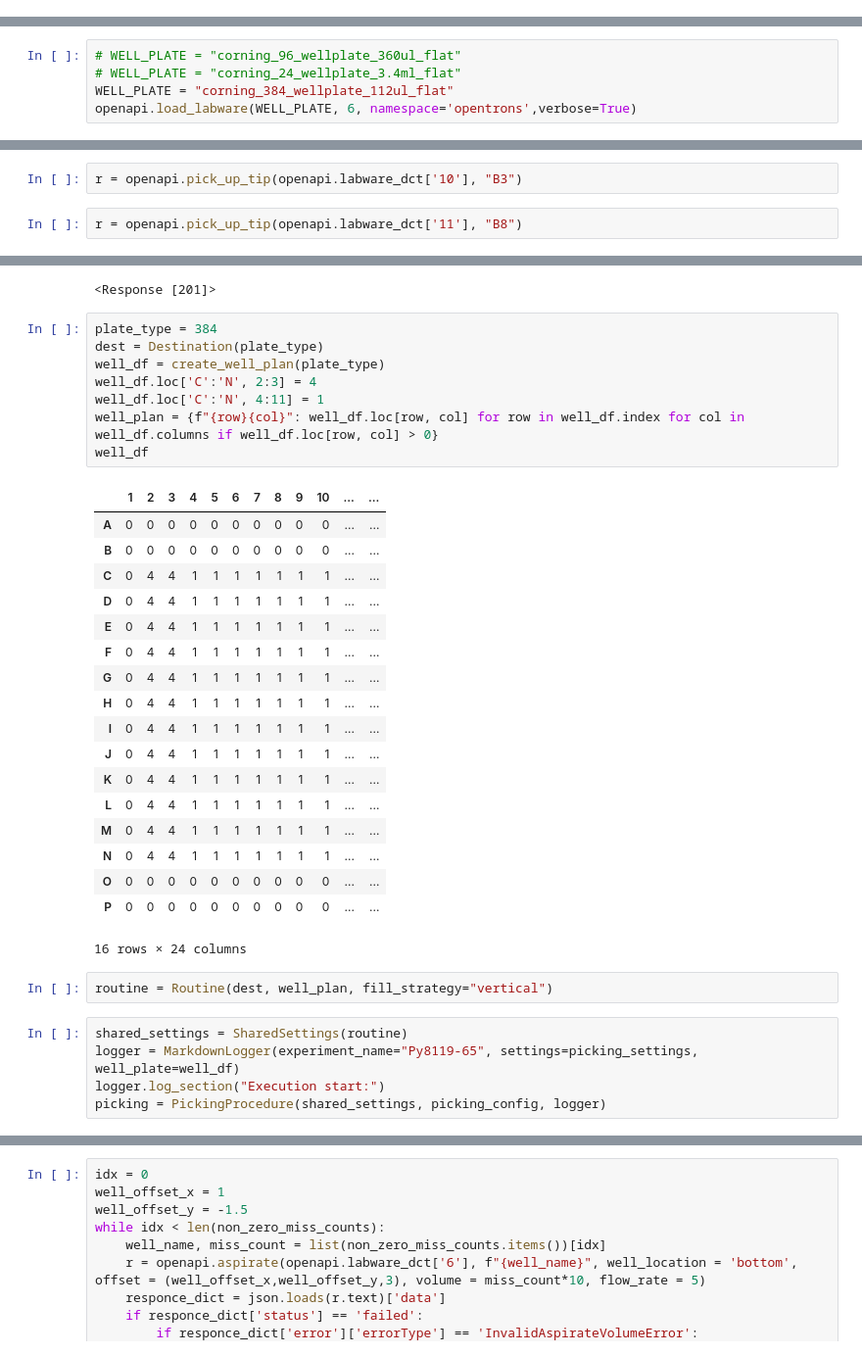
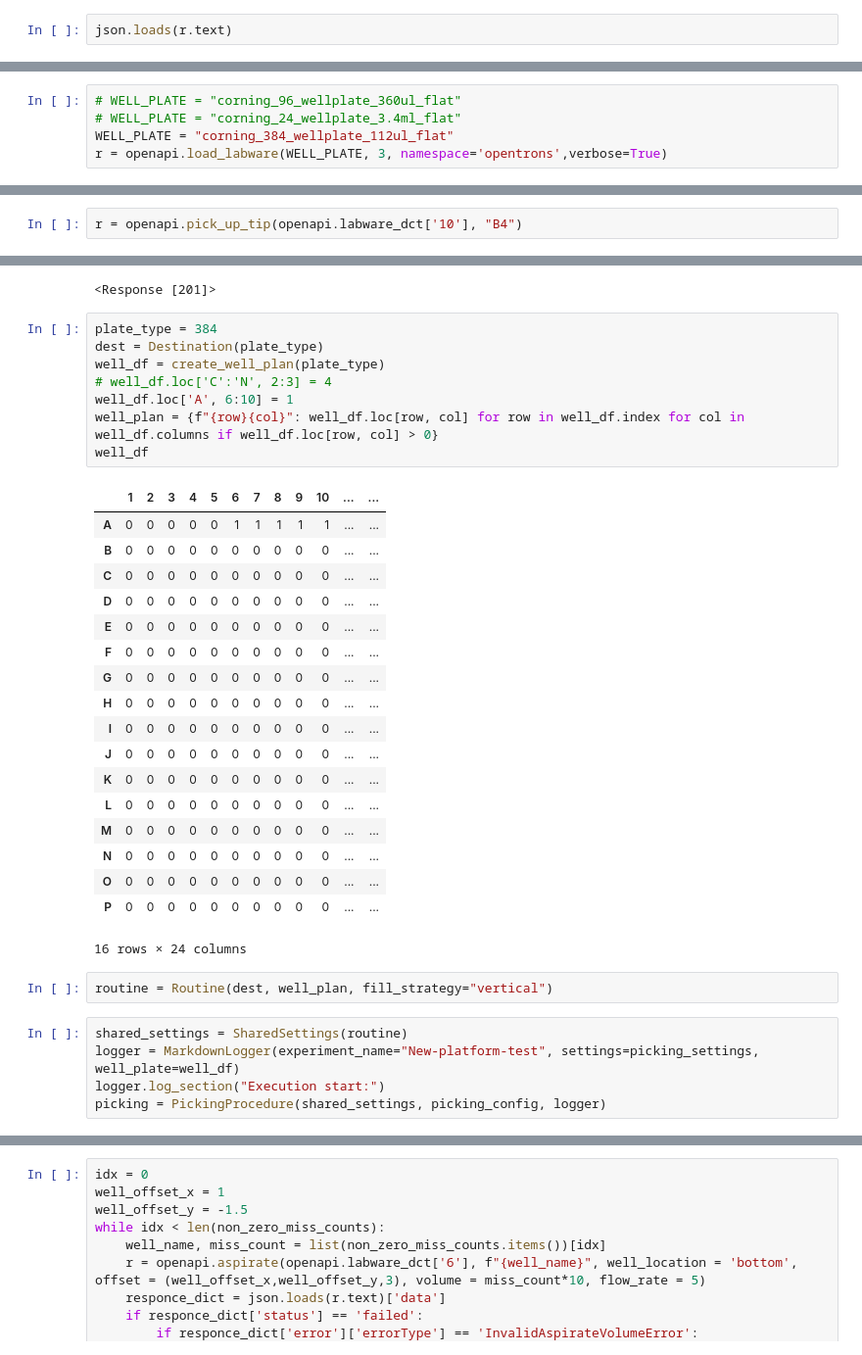
Before and after one commit to steiva/ot2-microtissue-manipulator, a Jupyter notebook: notebooks/calibration_test.ipynb, the cells around one changed output, grey strips where cells are left out. Shown at 98% size. Saved outputs shown, nothing was run; the diff lists cells and outputs as text.

```diff
--- a/notebooks/calibration_test.ipynb
+++ b/notebooks/calibration_test.ipynb
@@ -449,0 +612,2 @@ b58cd011-7e1f-4a94-8df3-48211e3619ad
+# %%
+json.loads(r.text)
@@ -451,5 +633,5 @@ b58cd011-7e1f-4a94-8df3-48211e3619ad
 # WELL_PLATE = "corning_96_wellplate_360ul_flat"
 # WELL_PLATE = "corning_24_wellplate_3.4ml_flat"
 WELL_PLATE = "corning_384_wellplate_112ul_flat"
-openapi.load_labware(WELL_PLATE, 6, namespace='opentrons',verbose=True)
+r = openapi.load_labware(WELL_PLATE, 3, namespace='opentrons',verbose=True)
 # %% [output]
@@ -474,7 +648,5 @@ r = openapi.post("commands", headers = openapi.HEADERS,
 # %%
-r = openapi.pick_up_tip(openapi.labware_dct['10'], "B3")
+r = openapi.pick_up_tip(openapi.labware_dct['10'], "B4")
-# %%
-r = openapi.pick_up_tip(openapi.labware_dct['11'], "B8")
 # %%
 openapi.drop_tip_in_place()
 # %% [output]
@@ -3442,27 +3735,27 @@ openapi.aspirate_in_place(volume = 20, flow_rate = 50)
 # %%
 plate_type = 384
 dest = Destination(plate_type)
 well_df = create_well_plan(plate_type)
-well_df.loc['C':'N', 2:3] = 4
-well_df.loc['C':'N', 4:11] = 1
+# well_df.loc['C':'N', 2:3] = 4
+well_df.loc['A', 6:10] = 1
 well_plan = {f"{row}{col}": well_df.loc[row, col] for row in well_df.index for col in well_df.columns if well_df.loc[row, col] > 0}
 well_df
 # %% [output]
 |  | 1 | 2 | 3 | 4 | 5 | 6 | 7 | 8 | 9 | 10 | ... | ... |
-| A | 0 | 0 | 0 | 0 | 0 | 0 | 0 | 0 | 0 | 0 | ... | ... |
+| A | 0 | 0 | 0 | 0 | 0 | 1 | 1 | 1 | 1 | 1 | ... | ... |
 | B | 0 | 0 | 0 | 0 | 0 | 0 | 0 | 0 | 0 | 0 | ... | ... |
-| C | 0 | 4 | 4 | 1 | 1 | 1 | 1 | 1 | 1 | 1 | ... | ... |
-| D | 0 | 4 | 4 | 1 | 1 | 1 | 1 | 1 | 1 | 1 | ... | ... |
-| E | 0 | 4 | 4 | 1 | 1 | 1 | 1 | 1 | 1 | 1 | ... | ... |
-| F | 0 | 4 | 4 | 1 | 1 | 1 | 1 | 1 | 1 | 1 | ... | ... |
-| G | 0 | 4 | 4 | 1 | 1 | 1 | 1 | 1 | 1 | 1 | ... | ... |
-| H | 0 | 4 | 4 | 1 | 1 | 1 | 1 | 1 | 1 | 1 | ... | ... |
-| I | 0 | 4 | 4 | 1 | 1 | 1 | 1 | 1 | 1 | 1 | ... | ... |
-| J | 0 | 4 | 4 | 1 | 1 | 1 | 1 | 1 | 1 | 1 | ... | ... |
-| K | 0 | 4 | 4 | 1 | 1 | 1 | 1 | 1 | 1 | 1 | ... | ... |
-| L | 0 | 4 | 4 | 1 | 1 | 1 | 1 | 1 | 1 | 1 | ... | ... |
-| M | 0 | 4 | 4 | 1 | 1 | 1 | 1 | 1 | 1 | 1 | ... | ... |
-| N | 0 | 4 | 4 | 1 | 1 | 1 | 1 | 1 | 1 | 1 | ... | ... |
+| C | 0 | 0 | 0 | 0 | 0 | 0 | 0 | 0 | 0 | 0 | ... | ... |
+| D | 0 | 0 | 0 | 0 | 0 | 0 | 0 | 0 | 0 | 0 | ... | ... |
+| E | 0 | 0 | 0 | 0 | 0 | 0 | 0 | 0 | 0 | 0 | ... | ... |
+| F | 0 | 0 | 0 | 0 | 0 | 0 | 0 | 0 | 0 | 0 | ... | ... |
+| G | 0 | 0 | 0 | 0 | 0 | 0 | 0 | 0 | 0 | 0 | ... | ... |
+| H | 0 | 0 | 0 | 0 | 0 | 0 | 0 | 0 | 0 | 0 | ... | ... |
+| I | 0 | 0 | 0 | 0 | 0 | 0 | 0 | 0 | 0 | 0 | ... | ... |
+| J | 0 | 0 | 0 | 0 | 0 | 0 | 0 | 0 | 0 | 0 | ... | ... |
+| K | 0 | 0 | 0 | 0 | 0 | 0 | 0 | 0 | 0 | 0 | ... | ... |
+| L | 0 | 0 | 0 | 0 | 0 | 0 | 0 | 0 | 0 | 0 | ... | ... |
+| M | 0 | 0 | 0 | 0 | 0 | 0 | 0 | 0 | 0 | 0 | ... | ... |
+| N | 0 | 0 | 0 | 0 | 0 | 0 | 0 | 0 | 0 | 0 | ... | ... |
 | O | 0 | 0 | 0 | 0 | 0 | 0 | 0 | 0 | 0 | 0 | ... | ... |
 | P | 0 | 0 | 0 | 0 | 0 | 0 | 0 | 0 | 0 | 0 | ... | ... |
 16 rows × 24 columns
@@ -3470,7 +3763,7 @@ well_df
 routine = Routine(dest, well_plan, fill_strategy="vertical")
 # %%
 shared_settings = SharedSettings(routine)
-logger = MarkdownLogger(experiment_name="Py8119-65", settings=picking_settings, well_plate=well_df)
+logger = MarkdownLogger(experiment_name="New-platform-test", settings=picking_settings, well_plate=well_df)
 logger.log_section("Execution start:")
 picking = PickingProcedure(shared_settings, picking_config, logger)
 # %%
```
Also changed, not shown: parts of 70 cells of this notebook.
